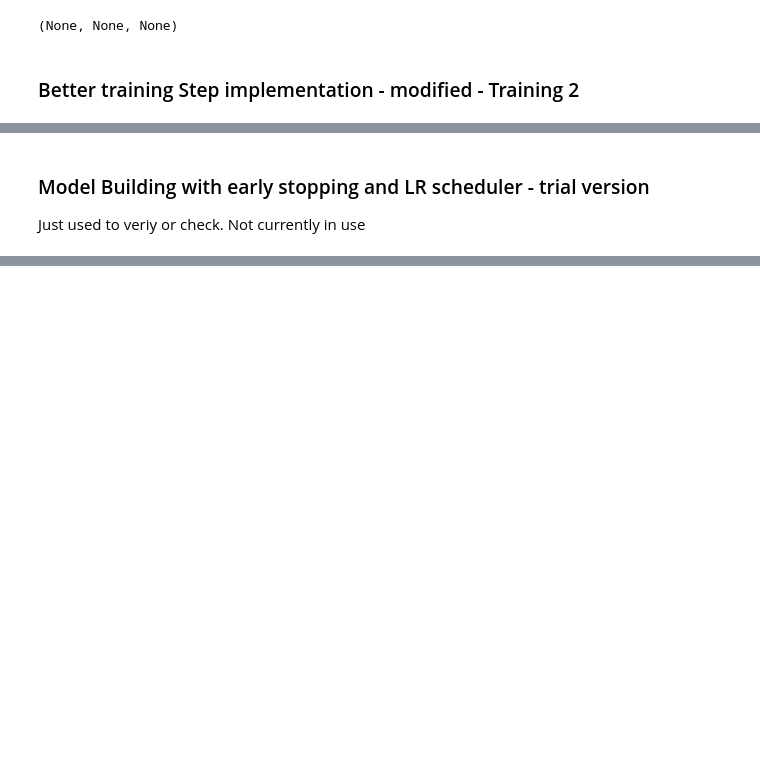
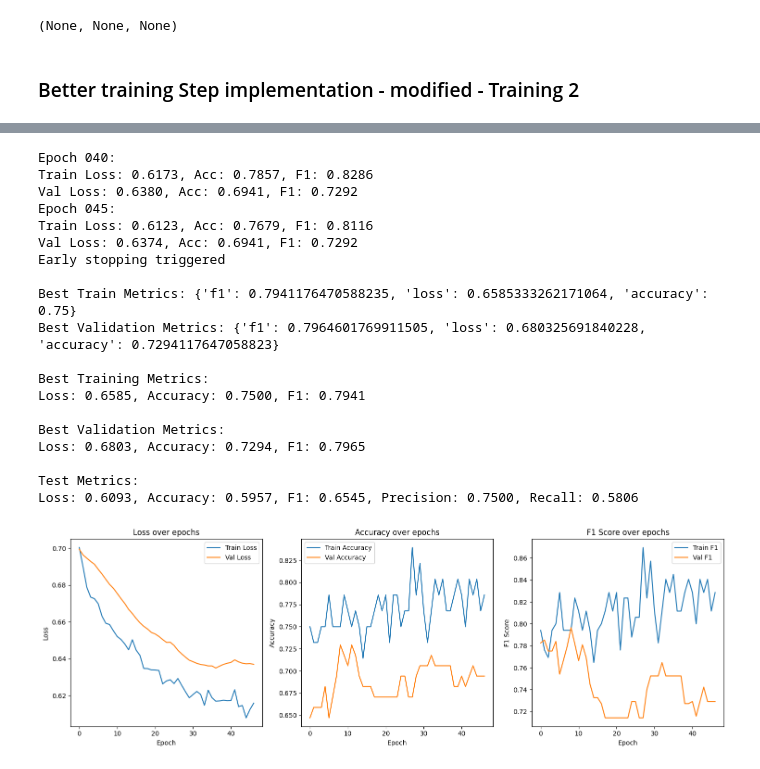
Before and after one commit to AmazingK2k3/Over_Squashing_GNNs, a Jupyter notebook: MUTAG_GraphSAGE.ipynb, the cells around one changed output, grey strips where cells are left out. Cells and saved outputs as stored; diff of their text form; code cells hidden in the pictures; blank space fills up the shorter version.

Commit message:
commit mutag rewiring and loss

```diff
--- a/MUTAG_GraphSAGE.ipynb
+++ b/MUTAG_GraphSAGE.ipynb
@@ -339,7 +365,7 @@ def rewire_combined(data):
 
 
 
-    return edge_index
+    return edge_index.to(device)
 # %%
 edge_index3 = []
 for i in range(len(mutag)):
@@ -1076,3 +851,0 @@ weighted avg       0.73      0.74      0.73        38
-# %% [markdown]
-### Model Building with early stopping and LR scheduler - trial version
-Just used to veriy or check. Not currently in use
@@ -1078,0 +1081,51 @@ Just used to veriy or check. Not currently in use
+# %%
+batch_size = 32
+train_loader, val_loader, test_loader = loader(mutag, batch_size=batch_size)
+sage = GraphSAGE_Rewire(dim_h=128).to(device)
+model = sage
+
+# Training configuration
+config = {
+    'lr': 0.001,
+    'weight_decay': 1e-3,
+    'epochs': 100,
+    'print_every': 5,
+    'pos_weight': 1.2,  # Adjust based on class imbalance
+    'use_wandb': False,  # Set to True if using wandb
+    'early_stopping_patience': 10
+}
+
+# Train model
+# model, train_metrics, val_metrics, best_metrics = train(
+#     model,
+#     train_loader,
+#     val_loader,
+#     config
+# )
+model, train_metrics, val_metrics, best_metrics = train(
+    model,
+    train_loader,
+    val_loader,
+    config,
+    i=3,
+    rewiring_edge_index=edge_index3
+)
+
+# Evaluate on test set
+#test_loss, test_acc, test_prec, test_rec, test_f1 = evaluate(model, test_loader, nn.BCEWithLogitsLoss(), device)
+
+test_loss, test_acc, test_prec, test_rec, test_f1 = evaluate(model, test_loader, nn.BCEWithLogitsLoss(), device, rewired_edge_index=edge_index3)
+
+# Print best metrics from training, validation, and test sets
+print("\nBest Training Metrics:")
+print(f"Loss: {best_metrics['train']['loss']:.4f}, Accuracy: {best_metrics['train']['accuracy']:.4f}, F1: {best_metrics['train']['f1']:.4f}")
+
+print("\nBest Validation Metrics:")
+print(f"Loss: {best_metrics['val']['loss']:.4f}, Accuracy: {best_metrics['val']['accuracy']:.4f}, F1: {best_metrics['val']['f1']:.4f}")
+
+print("\nTest Metrics:")
+print(f"Loss: {test_loss:.4f}, Accuracy: {test_acc:.4f}, F1: {test_f1:.4f}, Precision: {test_prec:.4f}, Recall: {test_rec:.4f}")
+
+# Plot results
+plot_training_metrics(train_metrics, val_metrics)
+# %% [output]
@@ -1079 +1156,21 @@ Just used to veriy or check. Not currently in use
+Epoch 040:
+Train Loss: 0.6173, Acc: 0.7857, F1: 0.8286
+Val Loss: 0.6380, Acc: 0.6941, F1: 0.7292
+Epoch 045:
+Train Loss: 0.6123, Acc: 0.7679, F1: 0.8116
+Val Loss: 0.6374, Acc: 0.6941, F1: 0.7292
+Early stopping triggered
+
+Best Train Metrics: {'f1': 0.7941176470588235, 'loss': 0.6585333262171064, 'accuracy': 0.75}
+Best Validation Metrics: {'f1': 0.7964601769911505, 'loss': 0.680325691840228, 'accuracy': 0.7294117647058823}
+
+Best Training Metrics:
+Loss: 0.6585, Accuracy: 0.7500, F1: 0.7941
+
+Best Validation Metrics:
+Loss: 0.6803, Accuracy: 0.7294, F1: 0.7965
+
+Test Metrics:
+Loss: 0.6093, Accuracy: 0.5957, F1: 0.6545, Precision: 0.7500, Recall: 0.5806
+[figure, added]
 # %%
```
Also changed, not shown: parts of 31 cells of this notebook, 9 other files.
